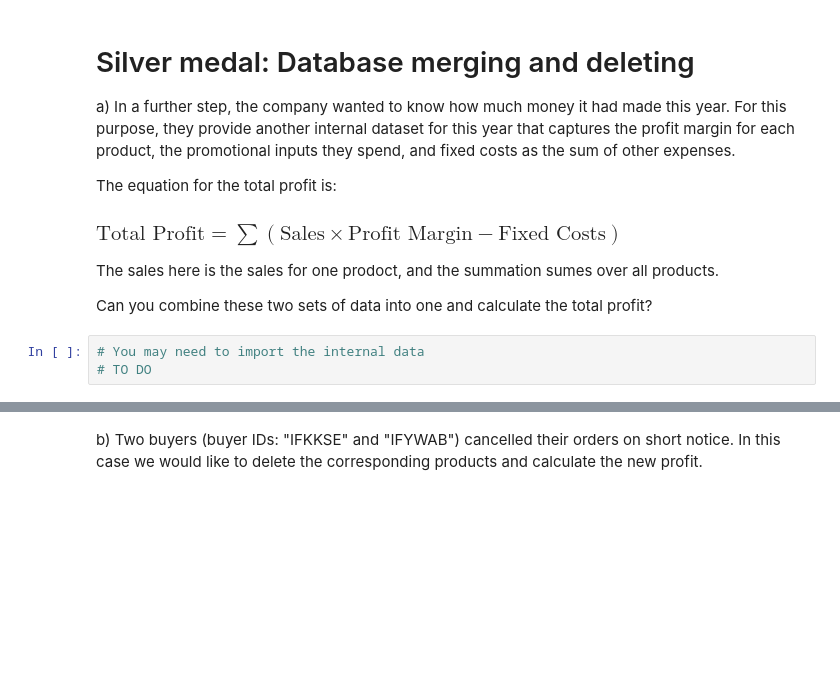
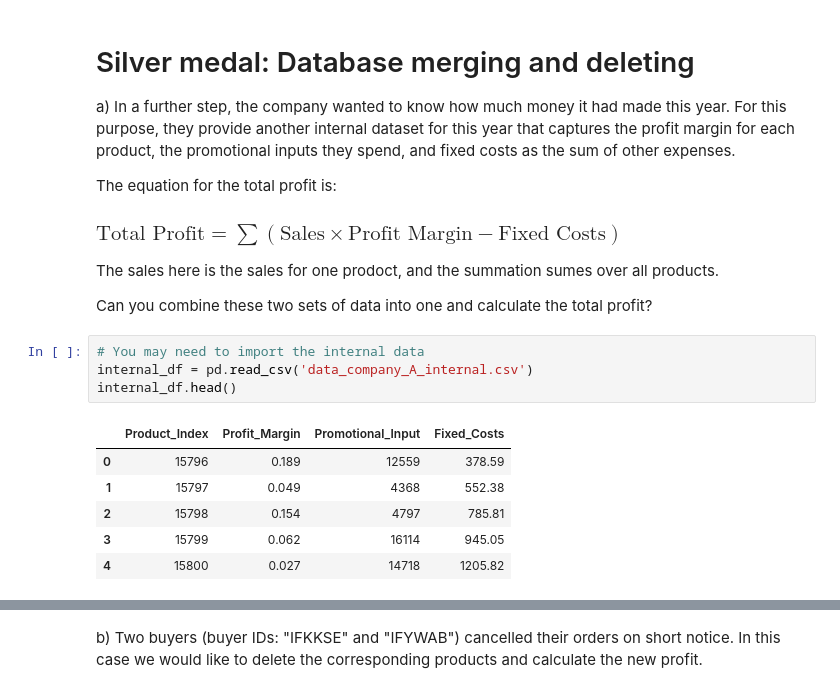
Before and after one commit to tomhtlnd/computational-thinking-week-individual-14476843, a Jupyter notebook: challenge_vectors_matrices/Review_Vectors.ipynb, the cells around one changed output, grey strips where cells are left out. Drawn from its saved outputs; the diff is of its cells as text; blank space fills up the shorter version.

```diff
--- a/challenge_vectors_matrices/Review_Vectors.ipynb
+++ b/challenge_vectors_matrices/Review_Vectors.ipynb
@@ -113,6 +113,14 @@ The sales here is the sales for one prodoct, and the summation sumes over all pr
 Can you combine these two sets of data into one and calculate the total profit?
 # %%
 # You may need to import the internal data
-# TO DO
+internal_df = pd.read_csv('data_company_A_internal.csv')
+internal_df.head()
+# %% [output]
+|  | Product_Index | Profit_Margin | Promotional_Input | Fixed_Costs |
+| 0 | 15796 | 0.189 | 12559 | 378.59 |
+| 1 | 15797 | 0.049 | 4368 | 552.38 |
+| 2 | 15798 | 0.154 | 4797 | 785.81 |
+| 3 | 15799 | 0.062 | 16114 | 945.05 |
+| 4 | 15800 | 0.027 | 14718 | 1205.82 |
 # %%
 # You can combine these two sets of data here
```
Also changed, not shown: parts of 5 cells of this notebook, 1 other file.
